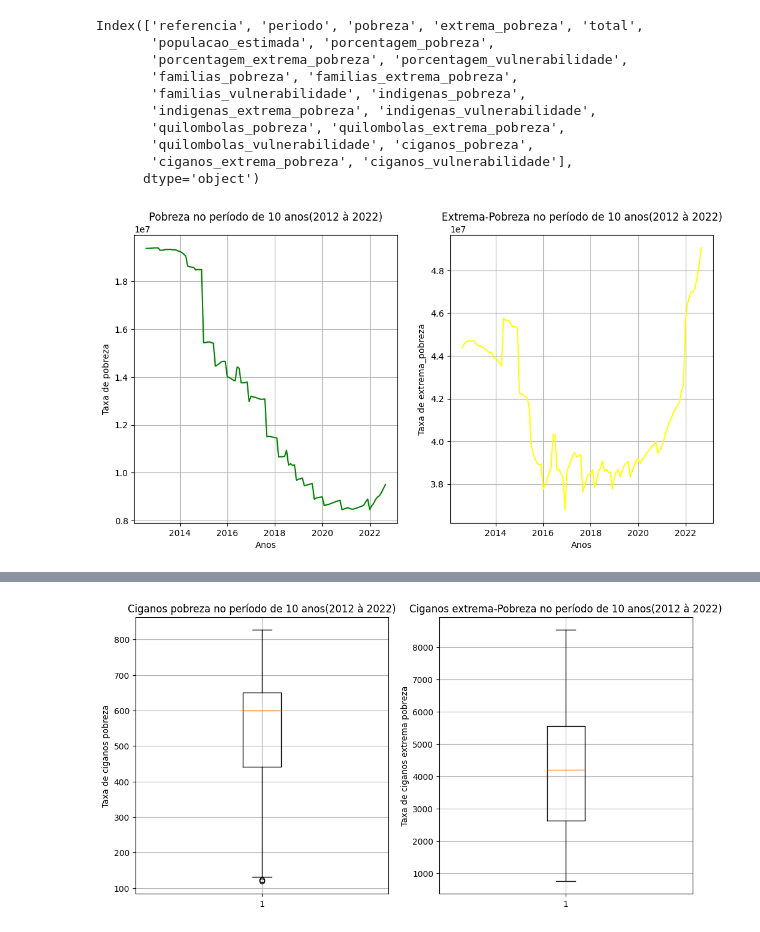
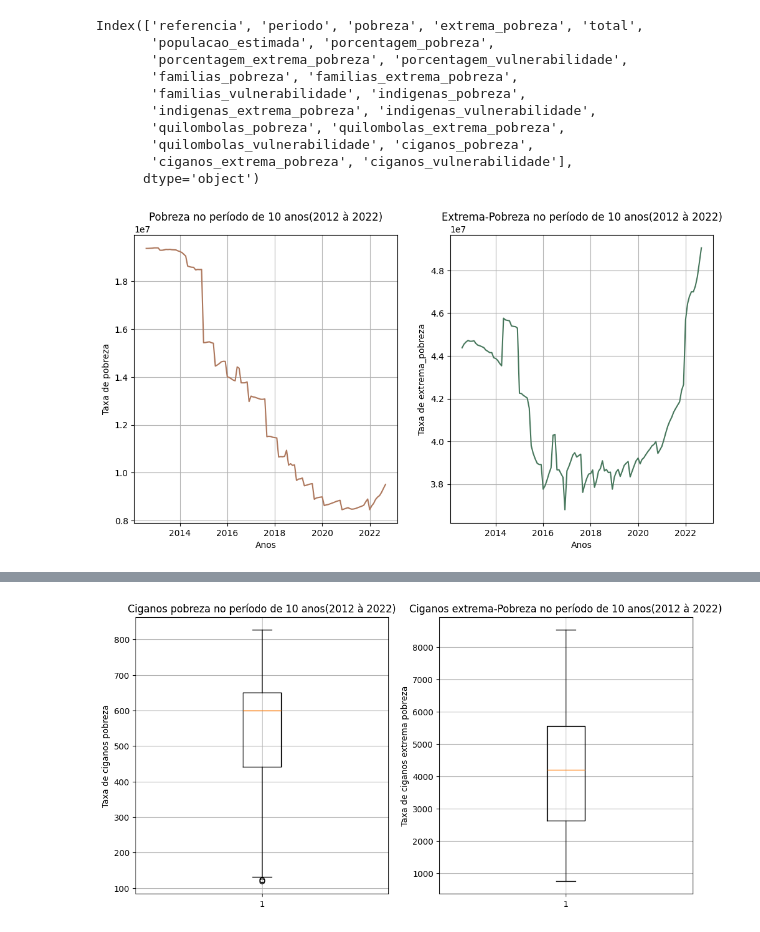
Before and after one commit to jouaraujo/pobreza_kaggle, a Jupyter notebook: pobreza.ipynb, the cells around one changed output, grey strips where cells are left out. Saved outputs shown, nothing was run; the diff lists cells and outputs as text; code cells hidden in the pictures.

```diff
--- a/pobreza.ipynb
+++ b/pobreza.ipynb
@@ -70,20 +88,20 @@ Index(['referencia', 'periodo', 'pobreza', 'extrema_pobreza', 'total',
 # %%
 fig, (ax1, ax2) = plt.subplots(1, 2, gridspec_kw={'width_ratios': [2, 2]}, figsize=(12, 6))
 ax1.set_title("Pobreza no período de 10 anos(2012 à 2022)")
 ax1.title.set_position([.5, 1.05])
-ax1.plot(df["referencia"], df["pobreza"], c="green")
+ax1.plot(df["referencia"], df["pobreza"], c="#ad775c")
 ax1.grid()
 ax1.set_ylabel("Taxa de pobreza")
 ax1.set_xlabel("Anos")
 
 ax2.set_title("Extrema-Pobreza no período de 10 anos(2012 à 2022)")
 ax2.title.set_position([.5, 1.05])
-ax2.plot(df["referencia"], df["extrema_pobreza"], c="yellow")
+ax2.plot(df["referencia"], df["extrema_pobreza"], c="#47775c")
 ax2.grid()
 ax2.set_ylabel("Taxa de extrema_pobreza")
 ax2.set_xlabel("Anos");
 # %% [output]
-[figure, old version]
+[figure, new version]
 # %%
 fig, (ax1, ax2) = plt.subplots(1, 2, gridspec_kw={'width_ratios': [2, 2]}, figsize=(12, 6))
 ax1.set_title("familias pobres no período de 10 anos(2012 à 2022)")
```
Also changed, not shown: parts of 6 cells of this notebook.
